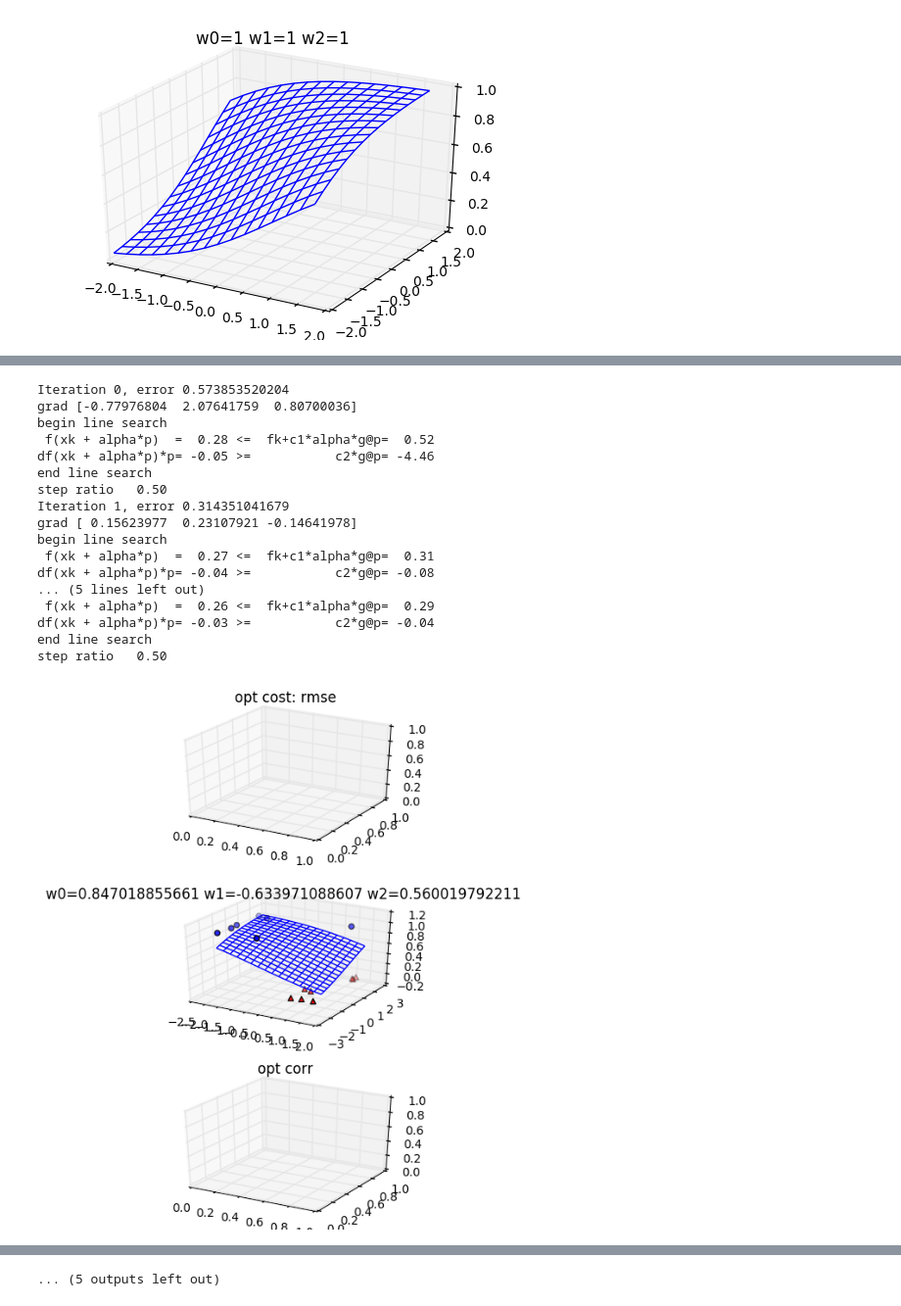
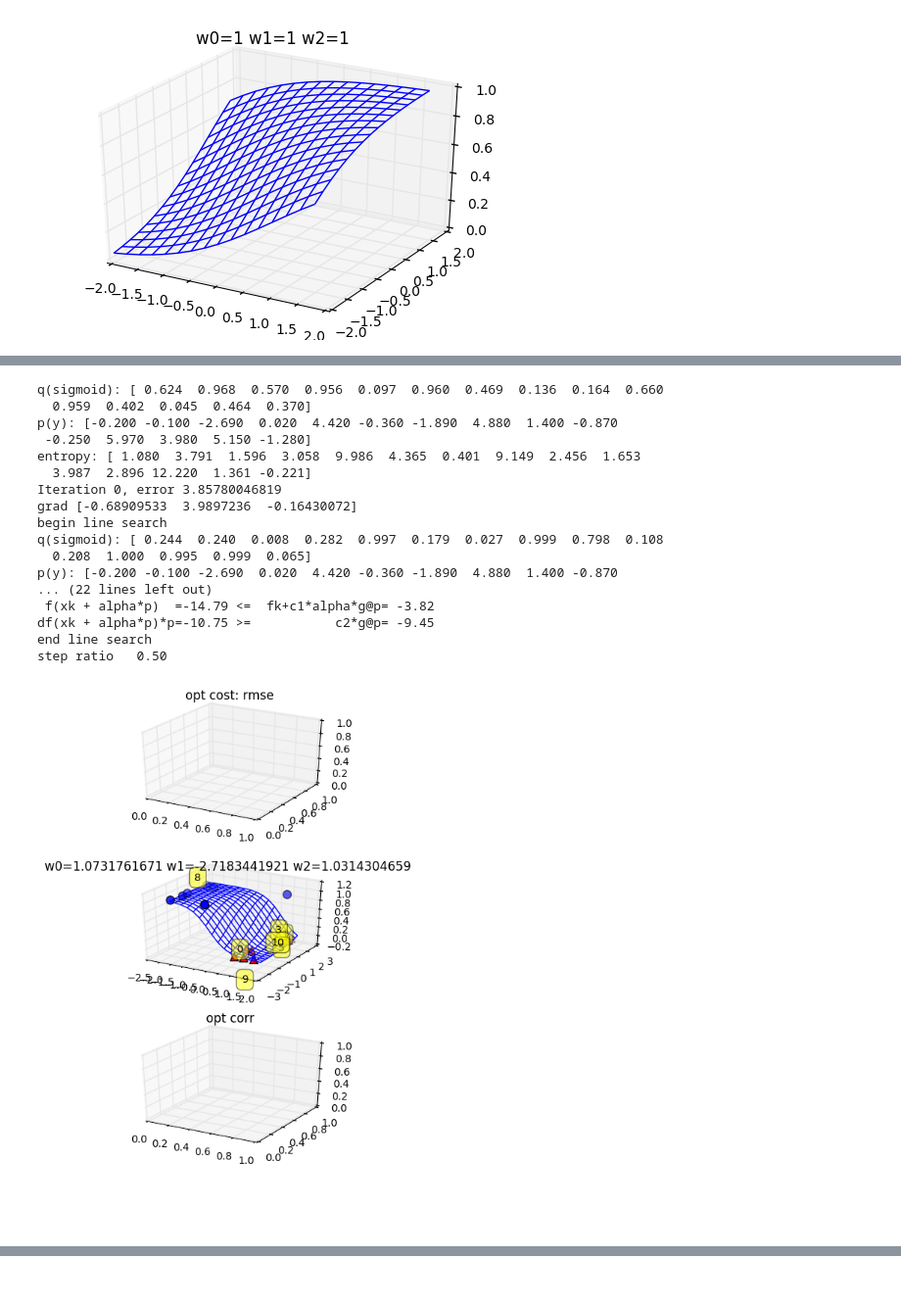
Before and after one commit to yiakwy/yiakwy.github.io, a Jupyter notebook: Correlation Metrics/corr.ipynb, the cells around one changed output, grey strips where cells are left out. Shown at 98% size. Cells and saved outputs as stored; diff of their text form; code cells hidden in the pictures.

```diff
--- a/Correlation Metrics/corr.ipynb
+++ b/Correlation Metrics/corr.ipynb
@@ -60,15 +61,22 @@ X2=np.array([-0.55,  1.99, -1.78,  1.75, -0.99,
 Z =np.array([-0.20, -0.10, -2.69,  0.02,  4.42,
              -0.36, -1.89,  4.88,  1.40, -0.87,
              -0.25,  5.97,  3.98,  5.15, -1.28])
+# Z = (Z - np.min(Z))/(np.max(Z) - np.min(Z)) * 1
 
 def plot_data(ax=None):
     if ax is None:
-        fig = plt.figure()
+        fig = plt.figure(dpi=60)
         ax = fig.gca(projection='3d')
-    ax.scatter(X1[Z>=0], X2[Z>=0], np.ones( X1[Z>=0].shape) ,c='b',marker='o')
-    ax.scatter(X1[Z< 0], X2[Z< 0], np.zeros(X1[Z< 0].shape) ,c='r',marker='^')
+    ax.scatter(X1[Z>=0], X2[Z>=0], np.ones( X1[Z>=0].shape) ,c='b',marker='o', s = 64)
+    ax.scatter(X1[Z< 0], X2[Z< 0], np.zeros(X1[Z< 0].shape) ,c='r',marker='^', s = 64)
+
+    for i,x,y in zip(range(len(X1)), X1, X2):
+        p,q,_ = proj3d.proj_transform(x,y,1 if Z[i] >=0 else 0, ax.get_proj())
+        ax.annotate("%s" % i, xy=(p,q), xytext=(-3, 3), textcoords='offset points', ha='right', va='bottom', bbox=dict(boxstyle='round,pad=0.5', fc='yellow', alpha=0.5))#arrowprops=dict(arrowstyle = '->', connectionstyle='arc3,rad=0')
+        # ax.annotate("%s" % i, xy=(p,q))
+        # ax.text(x,y,Z[i], '%s' % (str(i)), size=20, color='red')
     # plt.show()
     return ax
 
-plot_data()
+ax = plot_data()
 # %% [output]
@@ -139,6 +146,9 @@ def logloss(p, q):
     return np.sum(cross_entropy(p, q), axis=0)
 
 def cross_entropy(p, q):
+    print("q(sigmoid): %s" % np.array2string(q, formatter={'float_kind':'{0:6.3f}'.format}))
+    print("p(y): %s" % np.array2string(p, formatter={'float_kind':'{0:6.3f}'.format}))
+    print("entropy: %s" % np.array2string(-p * np.log(q) - (1-p) * np.log(1-q), formatter={'float_kind':'{0:6.3f}'.format}))
     return -p * np.log(q) - (1-p) * np.log(1-q)
 
 def lasso(theta):
@@ -149,21 +159,22 @@ def lasso(theta):
 
 # You might also want to use approximate function here
 # for more information please refer to Proximal Gradient Methods, the following equation is equivalent to Proximal Gradient Methods
-def lasso_prox_grad(theta, epilon=EPILON):
+def lasso_G(theta, epilon=EPILON):
     if hasattr(theta, "__len__"):
         p = len(theta)
-        ret = np.array(map(lambda i: np.sign(theta[i]) if theta[i] >= epilon else 0, np.arange(p)))
-    ret = np.sign(theta) if theta >= epilon else 0
+        ret = np.array(map(lambda i: np.sign(theta[i]) if np.abs(theta[i]) >= epilon else 0, np.arange(p)))
+    else:
+        ret = np.sign(theta) if np.abs(theta) >= epilon else 0
     return ret
 
 learning_rate = 0.1
-@cost_adaptor(np.column_stack([X0, X1, X2]), Z, sigmoid, learning_rate, lasso, None)
-def lrCostFunc(theta, X, y, hypo, _lambda, reg_f, reg_g):
+@cost_adaptor(np.column_stack([X0, X1, X2]), Z, sigmoid, learning_rate, lasso, lasso_G)
+def lrCostFunc(theta, X, y, hypo, _lambda, reg_f, reg_G):
     n, p = X.shape
-    if reg_g is not None and reg_f is not None:
+    if reg_G is not None and reg_f is not None:
         reg = reg_f(theta)
-        # grad = 1.0/n * (X.T).dot(sigmoid(theta, X) - y)
-        grad = np.array(map(lambda i: 1.0/n * X[:,i].dot(sigmoid(theta, X) - y) +  1.0/n * _lambda * reg_g(reg[i], epilon=_lambda), np.arange(p)))
+        # grad = 1.0/n * (X.T).dot(sigmoid(theta, X) - y) + 1.0/(2*n) * _lambda * reg_G(reg, epilon=_lambda)
+        grad = np.array(map(lambda i: 1.0/n * X[:,i].dot(sigmoid(theta, X) - y) +  1.0/n * _lambda * reg_G(reg[i], epilon=_lambda), np.arange(p)))
         J = 1.0/n * logloss(y, sigmoid(theta, X)) + _lambda/(2*n) * np.sum(reg)
     else:
         # grad = 1.0/n * (X.T).dot(sigmoid(theta, X) - y)
@@ -257,33 +268,33 @@ def InitalizWeights(*size):
     return np.random.rand(*size)
 # %%
 option = {
-    'maxIter': 300,
+    'maxIter': 4,
     'learning_rate': 1,
     'watch': None,
     'user_call': user_plot,
     'line_search': True,
     'hypo': hypo_func,
-    'gifseq': [2, 10, 30, 60, 80, 100, 200, 299, 300, 1000]
+    'gifseq': [1,2,3, 10, 30, 60, 80, 100, 200, 299, 300, 1000]
 }
 
 theta = InitalizWeights(3)
-fmin_cg(lr_entropy, init_param=theta, options=option)
+w = fmin_cg(lrCostFunc, init_param=theta, options=option)
 # %% [output]
-Iteration 0, error 0.573853520204
-grad [-0.77976804  2.07641759  0.80700036]
+q(sigmoid): [ 0.624  0.968  0.570  0.956  0.097  0.960  0.469  0.136  0.164  0.660
+  0.959  0.402  0.045  0.464  0.370]
+p(y): [-0.200 -0.100 -2.690  0.020  4.420 -0.360 -1.890  4.880  1.400 -0.870
+ -0.250  5.970  3.980  5.150 -1.280]
+entropy: [ 1.080  3.791  1.596  3.058  9.986  4.365  0.401  9.149  2.456  1.653
+  3.987  2.896 12.220  1.361 -0.221]
+Iteration 0, error 3.85780046819
+grad [-0.68909533  3.9897236  -0.16430072]
 begin line search
- f(xk + alpha*p)  =  0.28 <=  fk+c1*alpha*g@p=  0.52
-df(xk + alpha*p)*p= -0.05 >=           c2*g@p= -4.46
+q(sigmoid): [ 0.244  0.240  0.008  0.282  0.997  0.179  0.027  0.999  0.798  0.108
+  0.208  1.000  0.995  0.999  0.065]
+p(y): [-0.200 -0.100 -2.690  0.020  4.420 -0.360 -1.890  4.880  1.400 -0.870
+... (22 lines left out)
+ f(xk + alpha*p)  =-14.79 <=  fk+c1*alpha*g@p= -3.82
+df(xk + alpha*p)*p=-10.75 >=           c2*g@p= -9.45
 end line search
 step ratio   0.50
-Iteration 1, error 0.314351041679
-grad [ 0.15623977  0.23107921 -0.14641978]
-begin line search
- f(xk + alpha*p)  =  0.27 <=  fk+c1*alpha*g@p=  0.31
-df(xk + alpha*p)*p= -0.04 >=           c2*g@p= -0.08
-... (5 lines left out)
- f(xk + alpha*p)  =  0.26 <=  fk+c1*alpha*g@p=  0.29
-df(xk + alpha*p)*p= -0.03 >=           c2*g@p= -0.04
-end line search
-step ratio   0.50
-[figure, old version]
+[figure, new version]
@@ -380,4 +341,3 @@ step ratio   0.26
-... (5 outputs left out)
 # %%
 # step func test
 def map_decl(f):
```
Also changed, not shown: parts of 8 cells of this notebook, 1 other file.
